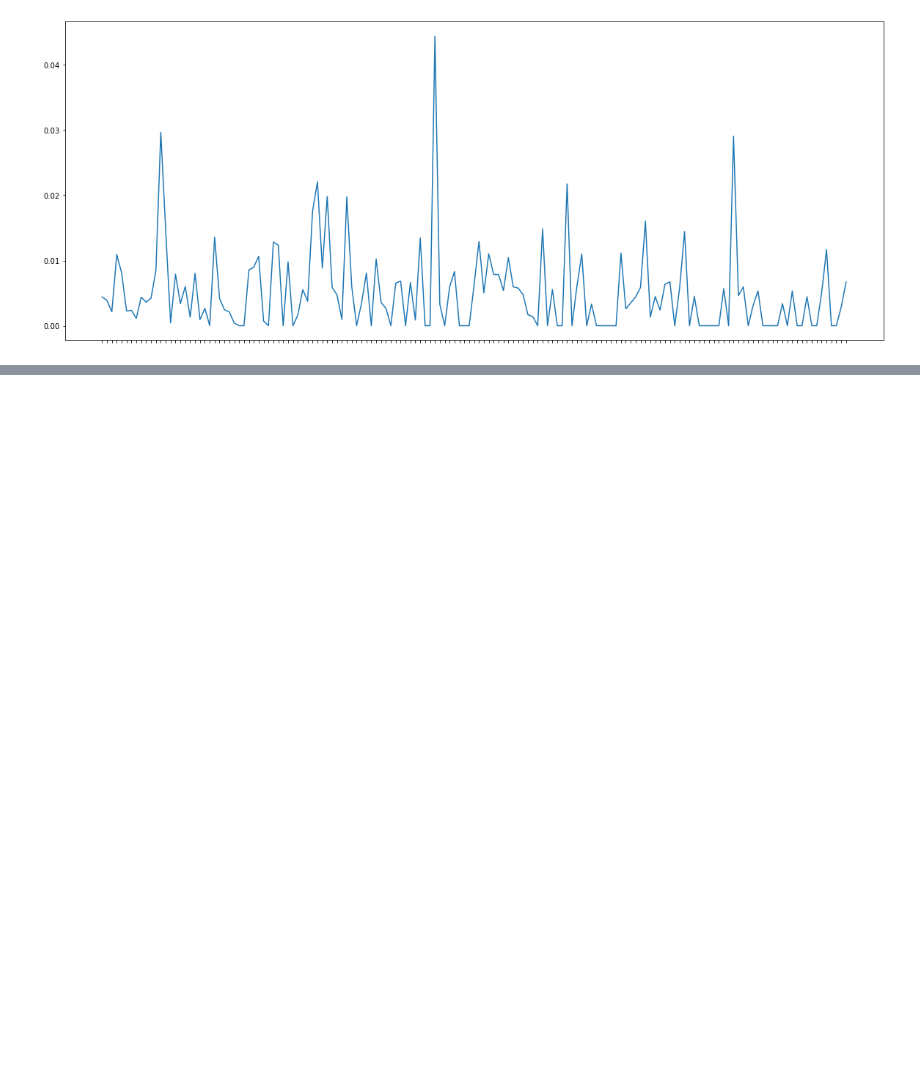
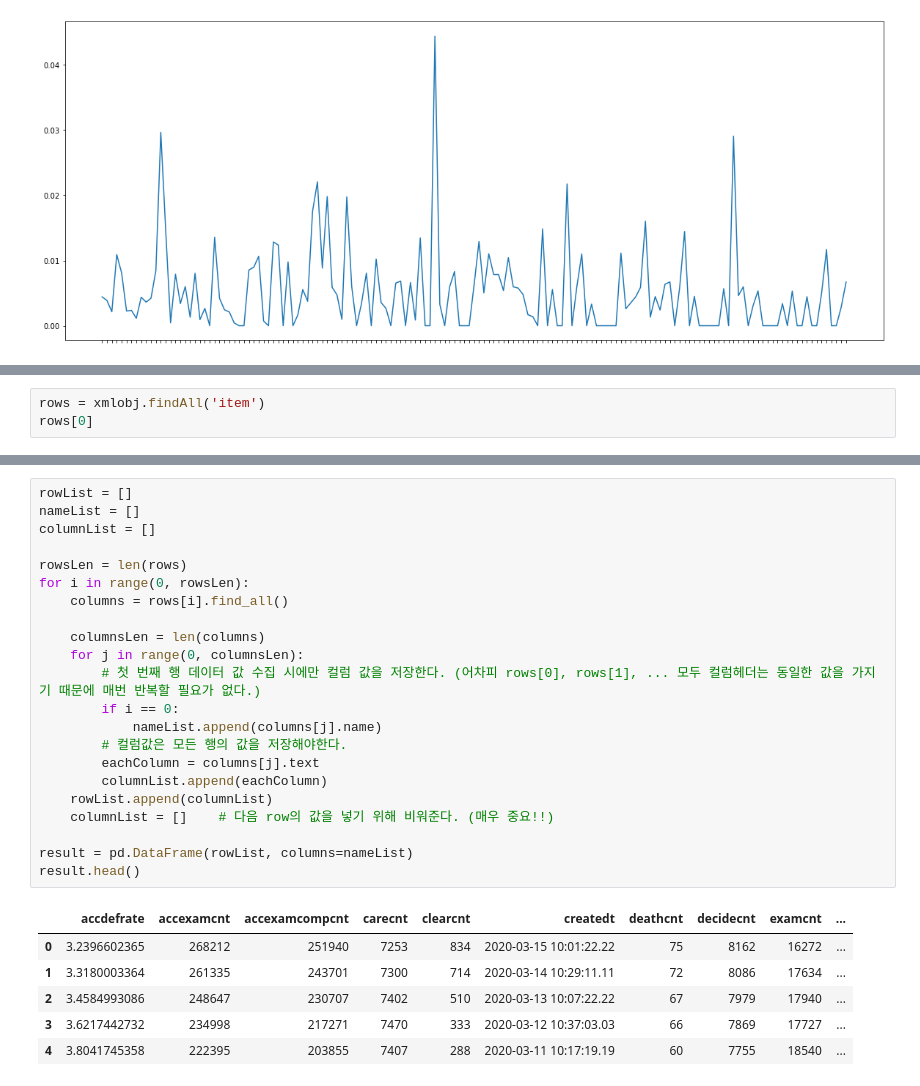
Before and after one commit to anarinsk/test-covid19_survey, a Jupyter notebook: Untitled.ipynb, the cells around one changed output, grey strips where cells are left out. Cells and saved outputs as stored; diff of their text form; blank space fills up the shorter version.

```diff
--- a/Untitled.ipynb
+++ b/Untitled.ipynb
@@ -86,0 +110,3 @@ plt.show()
+# %%
+rows = xmlobj.findAll('item')
+rows[0]
@@ -86,0 +115,29 @@ plt.show()
+# %%
+rowList = []
+nameList = []
+columnList = []
+
+rowsLen = len(rows)
+for i in range(0, rowsLen):
+    columns = rows[i].find_all()
+
+    columnsLen = len(columns)
+    for j in range(0, columnsLen):
+        # 첫 번째 행 데이터 값 수집 시에만 컬럼 값을 저장한다. (어차피 rows[0], rows[1], ... 모두 컬럼헤더는 동일한 값을 가지기 때문에 매번 반복할 필요가 없다.)
+        if i == 0:
+            nameList.append(columns[j].name)
+        # 컬럼값은 모든 행의 값을 저장해야한다.
+        eachColumn = columns[j].text
+        columnList.append(eachColumn)
+    rowList.append(columnList)
+    columnList = []    # 다음 row의 값을 넣기 위해 비워준다. (매우 중요!!)
+
+result = pd.DataFrame(rowList, columns=nameList)
+result.head()
+# %% [output]
+|  | accdefrate | accexamcnt | accexamcompcnt | carecnt | clearcnt | createdt | deathcnt | decidecnt | examcnt | ... |
+| 0 | 3.2396602365 | 268212 | 251940 | 7253 | 834 | 2020-03-15 10:01:22.22 | 75 | 8162 | 16272 | ... |
+| 1 | 3.3180003364 | 261335 | 243701 | 7300 | 714 | 2020-03-14 10:29:11.11 | 72 | 8086 | 17634 | ... |
+| 2 | 3.4584993086 | 248647 | 230707 | 7402 | 510 | 2020-03-13 10:07:22.22 | 67 | 7979 | 17940 | ... |
+| 3 | 3.6217442732 | 234998 | 217271 | 7470 | 333 | 2020-03-12 10:37:03.03 | 66 | 7869 | 17727 | ... |
+| 4 | 3.8041745358 | 222395 | 203855 | 7407 | 288 | 2020-03-11 10:17:19.19 | 60 | 7755 | 18540 | ... |
```
Also changed, not shown: parts of 7 cells of this notebook.
